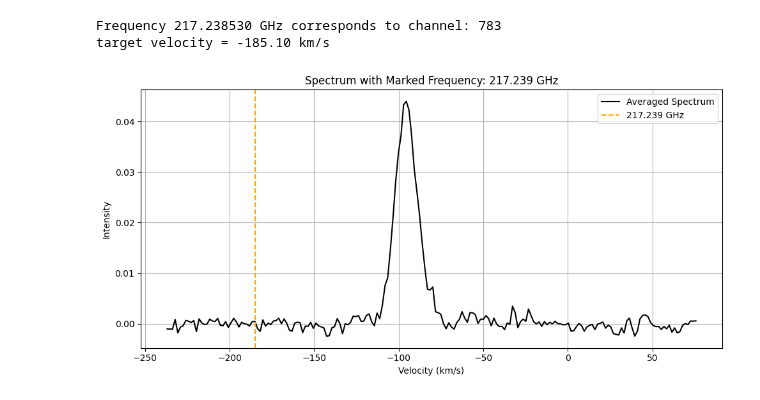
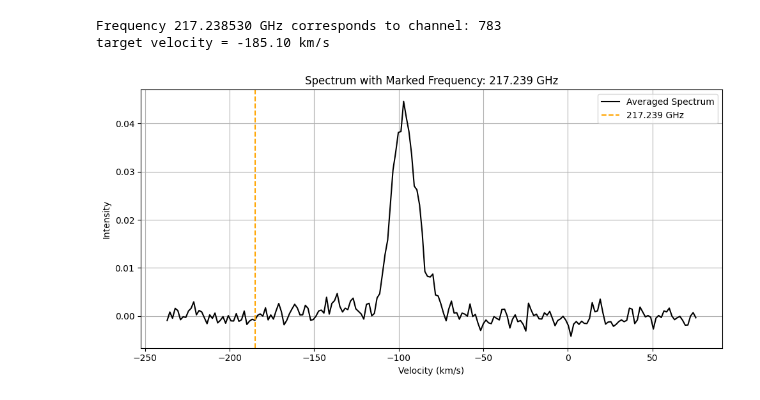
Before and after one commit to SaturnZC/ALMA_project, a Jupyter notebook: stack_spectrum/plot_spectrum.ipynb, the cells around one changed output. Cells and saved outputs as stored; diff of their text form; code cells hidden in the pictures.

```diff
--- a/stack_spectrum/plot_spectrum.ipynb
+++ b/stack_spectrum/plot_spectrum.ipynb
@@ -57,9 +57,9 @@ def plot_shifted_spectrum(
 # %%
 plot_shifted_spectrum(
     cube_file="/Users/ccc/Desktop/research/baobab/ALMA_project/datacubes/spw0.fits",
-      v1=750, v2=950, x1=225, x2=235, y1=105, y2=115, target_freq_GHz=217.238530  #SIO:217.1049
+      v1=750, v2=950, x1=235, x2=240, y1=95, y2=100, target_freq_GHz=217.238530  #SIO:217.1049
 )
 # %% [output]
 Frequency 217.238530 GHz corresponds to channel: 783
 target velocity = -185.10 km/s
-[figure, old version]
+[figure, new version]
```
Also changed, not shown: 5 other files.
